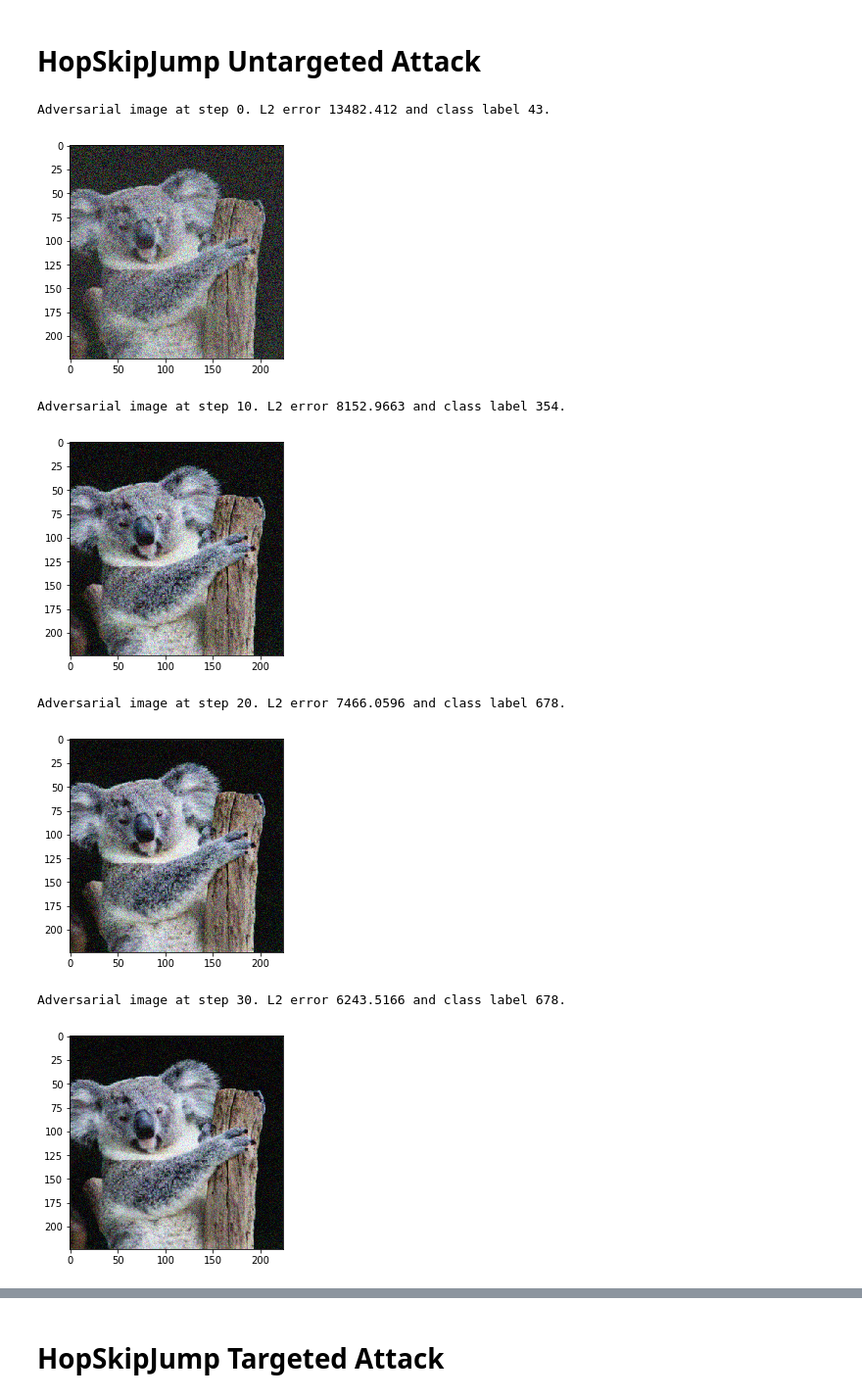
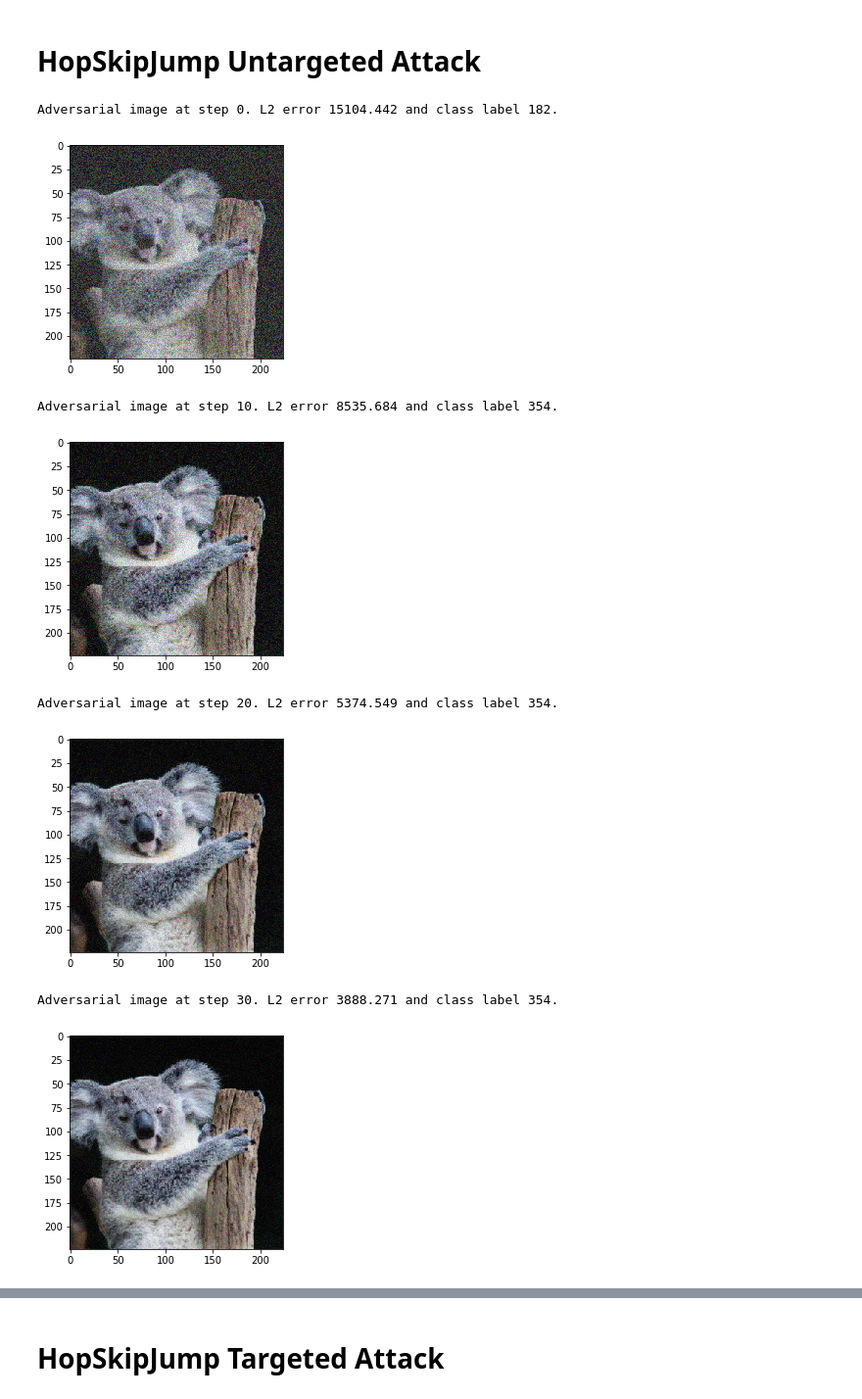
Before and after one commit to Trusted-AI/adversarial-robustness-toolbox, a Jupyter notebook: notebooks/attack_hopskipjump.ipynb, the cells around one changed output, grey strips where cells are left out. Shown at 98% size. Drawn from its saved outputs; the diff is of its cells as text; code cells hidden in the pictures.

```diff
--- a/notebooks/attack_hopskipjump.ipynb
+++ b/notebooks/attack_hopskipjump.ipynb
@@ -66,24 +66,24 @@ Init image is:  866
 # %%
 attack = HopSkipJump(classifier=classifier, targeted=False, max_iter=0, max_eval=1000, init_eval=10)
 iter_step = 10
 x_adv = None
 for i in range(10):
-    x_adv = attack.generate(x=np.array([target_image]), x_adv_init=x_adv)
+    x_adv = attack.generate(x=np.array([target_image]), x_adv_init=x_adv, resume=True)
 
     #clear_output()
     print("Adversarial image at step %d." % (i * iter_step), "L2 error",
           np.linalg.norm(np.reshape(x_adv[0] - target_image, [-1])),
           "and class label %d." % np.argmax(classifier.predict(x_adv)[0]))
     plt.imshow(x_adv[0].astype(np.uint))
     plt.show(block=False)
 
     attack.max_iter = iter_step
 # %% [output]
-Adversarial image at step 0. L2 error 13482.412 and class label 43.
+Adversarial image at step 0. L2 error 15104.442 and class label 182.
 [figure]
-Adversarial image at step 10. L2 error 8152.9663 and class label 354.
+Adversarial image at step 10. L2 error 8535.684 and class label 354.
-[figure, old version]
+[figure, new version]
-Adversarial image at step 20. L2 error 7466.0596 and class label 678.
+Adversarial image at step 20. L2 error 5374.549 and class label 354.
-[figure, old version]
+[figure, new version]
-Adversarial image at step 30. L2 error 6243.5166 and class label 678.
+Adversarial image at step 30. L2 error 3888.271 and class label 354.
-[figure, old version]
+[figure, new version]
```
Also changed, not shown: parts of 3 cells of this notebook.
